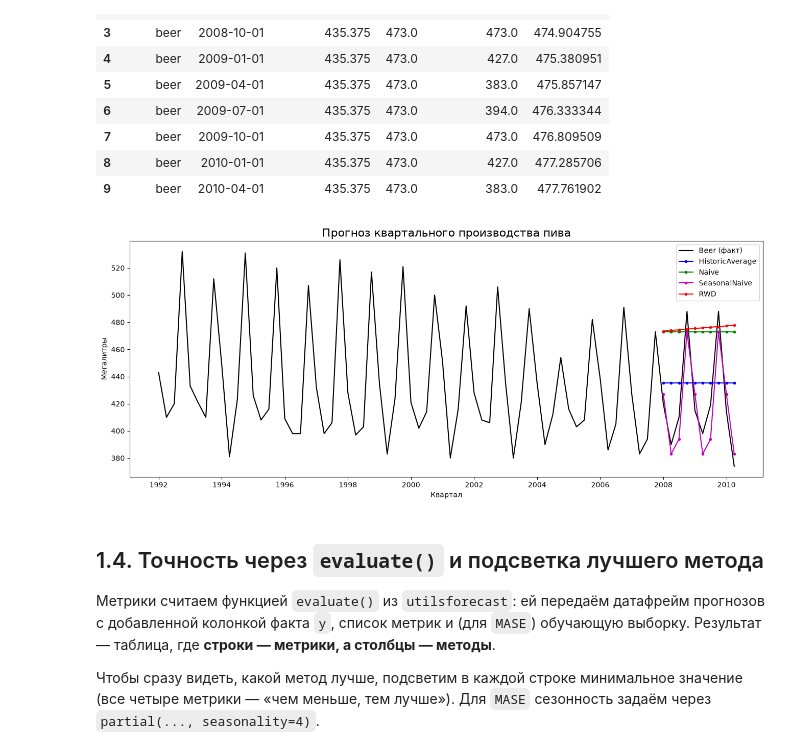
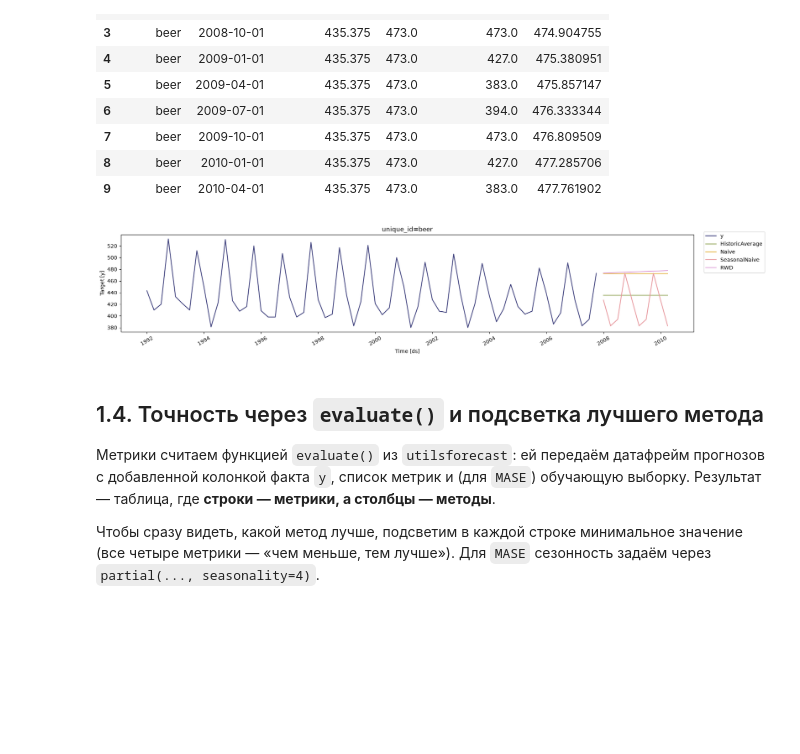
Before and after one commit to alex-hse-repository/time-series-cu-2026, a Jupyter notebook: week_2/part_2/03. Метрики качества прогноза.ipynb, the cells around one changed output. Cells and saved outputs as stored; diff of their text form; code cells hidden in the pictures; blank space fills up the shorter version.

```diff
--- a/week_2/part_2/03. Метрики качества прогноза.ipynb
+++ b/week_2/part_2/03. Метрики качества прогноза.ipynb
@@ -137,17 +136,9 @@ beer_fc
 | 8 | beer | 2010-01-01 | 435.375 | 473.0 | 427.0 | 477.285706 |
 | 9 | beer | 2010-04-01 | 435.375 | 473.0 | 383.0 | 477.761902 |
 # %%
-fig, ax = plt.subplots(figsize=(16, 6))
-ax.plot(recent["ds"], recent["Beer"], "k-", label="Beer (факт)")
-for col, color in zip(["HistoricAverage", "Naive", "SeasonalNaive", "RWD"], ["b", "g", "m", "r"]):
-    ax.plot(beer_fc["ds"], beer_fc[col], color + "-o", ms=3, label=col)
-ax.set_title("Прогноз квартального производства пива", fontsize=16)
-ax.set_ylabel("Мегалитры")
-ax.set_xlabel("Квартал")
-ax.legend()
-plt.show()
+sf.plot(train_df, beer_fc)
 # %% [output]
-[figure, old version]
+[figure, new version]
 # %% [markdown]
 ## 1.4. Точность через `evaluate()` и подсветка лучшего метода
 
```
Also changed, not shown: parts of 7 cells of this notebook, 6 other files.
